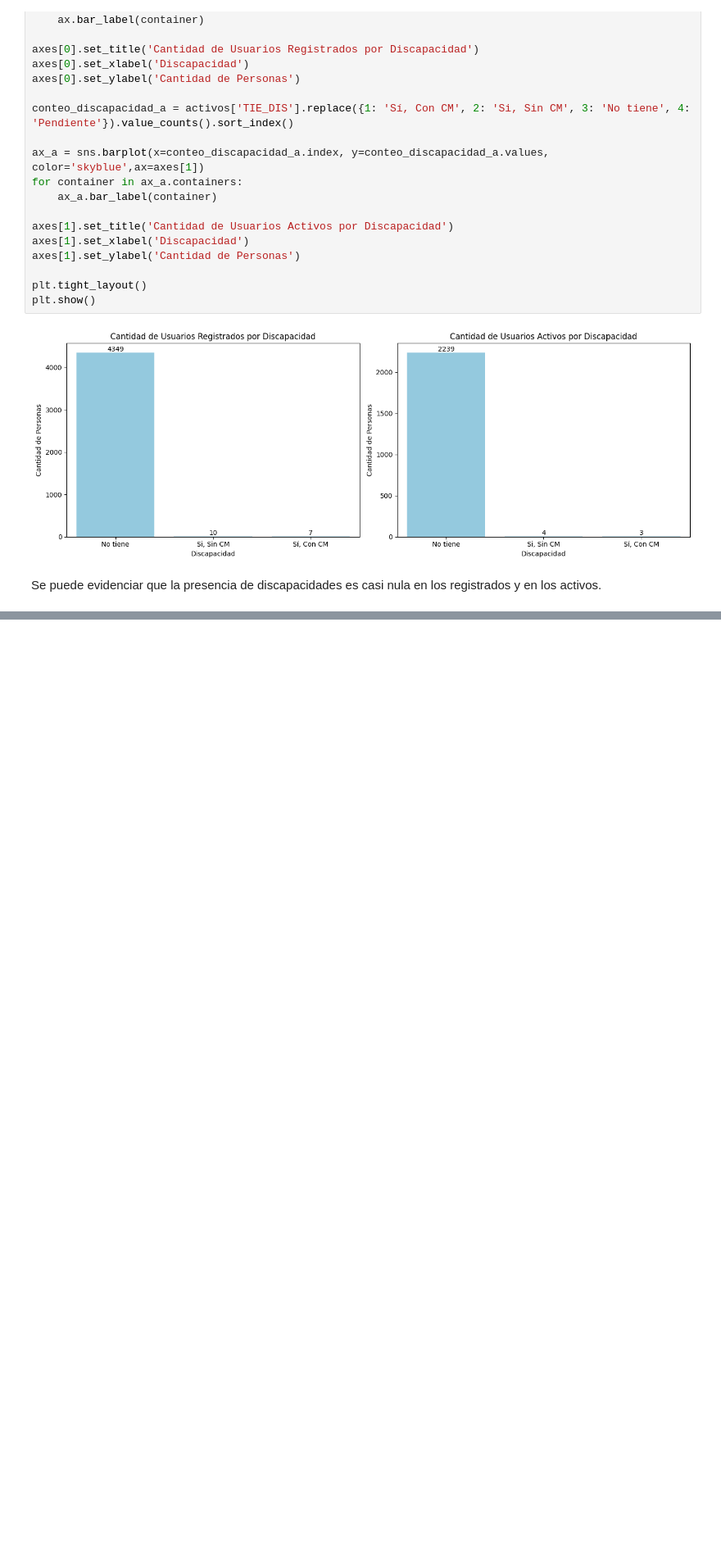
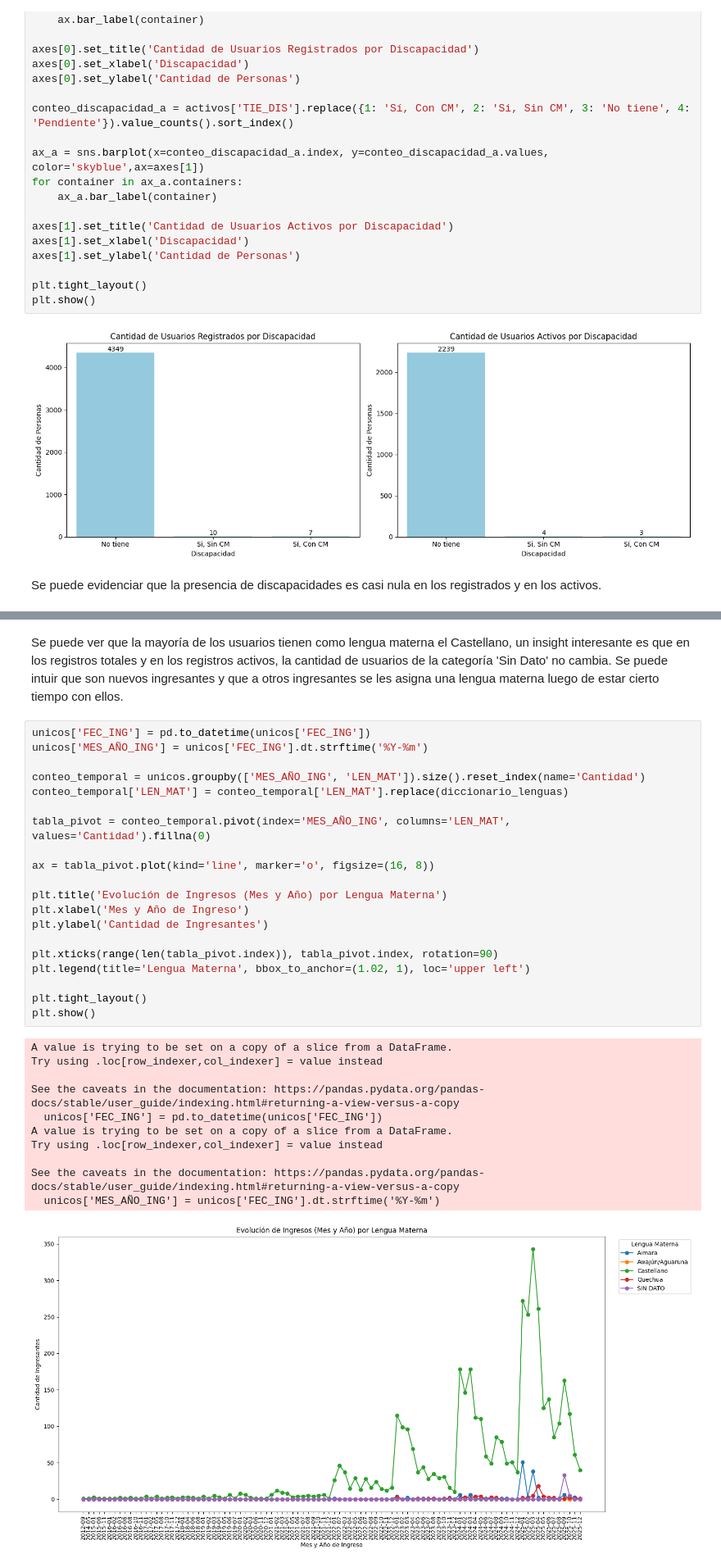
Before and after one commit to Amolihua/proyectos-peque-DS, a Jupyter notebook: Atendidos/EDA.ipynb, the cells around one changed output, grey strips where cells are left out. Shown at 82% size. Saved outputs shown, nothing was run; the diff lists cells and outputs as text; blank space fills up the shorter version.

```diff
--- a/Atendidos/EDA.ipynb
+++ b/Atendidos/EDA.ipynb
@@ -378,0 +420,34 @@ Se puede evidenciar que la presencia de discapacidades es casi nula en los regis
+# %% [markdown]
+Se puede ver que la mayoría de los usuarios tienen como lengua materna el Castellano, un insight interesante es que en los registros totales y en los registros activos, la cantidad de usuarios de la categoría 'Sin Dato' no cambia. Se puede intuir que son nuevos ingresantes y que a otros ingresantes se les asigna una lengua materna luego de estar cierto tiempo con ellos.
+# %%
+unicos['FEC_ING'] = pd.to_datetime(unicos['FEC_ING'])
+unicos['MES_AÑO_ING'] = unicos['FEC_ING'].dt.strftime('%Y-%m')
+
+conteo_temporal = unicos.groupby(['MES_AÑO_ING', 'LEN_MAT']).size().reset_index(name='Cantidad')
+conteo_temporal['LEN_MAT'] = conteo_temporal['LEN_MAT'].replace(diccionario_lenguas)
+
+tabla_pivot = conteo_temporal.pivot(index='MES_AÑO_ING', columns='LEN_MAT', values='Cantidad').fillna(0)
+
+ax = tabla_pivot.plot(kind='line', marker='o', figsize=(16, 8))
+
+plt.title('Evolución de Ingresos (Mes y Año) por Lengua Materna')
+plt.xlabel('Mes y Año de Ingreso')
+plt.ylabel('Cantidad de Ingresantes')
+
+plt.xticks(range(len(tabla_pivot.index)), tabla_pivot.index, rotation=90)
+plt.legend(title='Lengua Materna', bbox_to_anchor=(1.02, 1), loc='upper left')
+
+plt.tight_layout()
+plt.show()
+# %% [output]
+A value is trying to be set on a copy of a slice from a DataFrame.
+Try using .loc[row_indexer,col_indexer] = value instead
+
+See the caveats in the documentation: https://pandas.pydata.org/pandas-docs/stable/user_guide/indexing.html#returning-a-view-versus-a-copy
+  unicos['FEC_ING'] = pd.to_datetime(unicos['FEC_ING'])
+A value is trying to be set on a copy of a slice from a DataFrame.
+Try using .loc[row_indexer,col_indexer] = value instead
+
+See the caveats in the documentation: https://pandas.pydata.org/pandas-docs/stable/user_guide/indexing.html#returning-a-view-versus-a-copy
+  unicos['MES_AÑO_ING'] = unicos['FEC_ING'].dt.strftime('%Y-%m')
+[figure, added]
```
Also changed, not shown: parts of 16 cells of this notebook.
